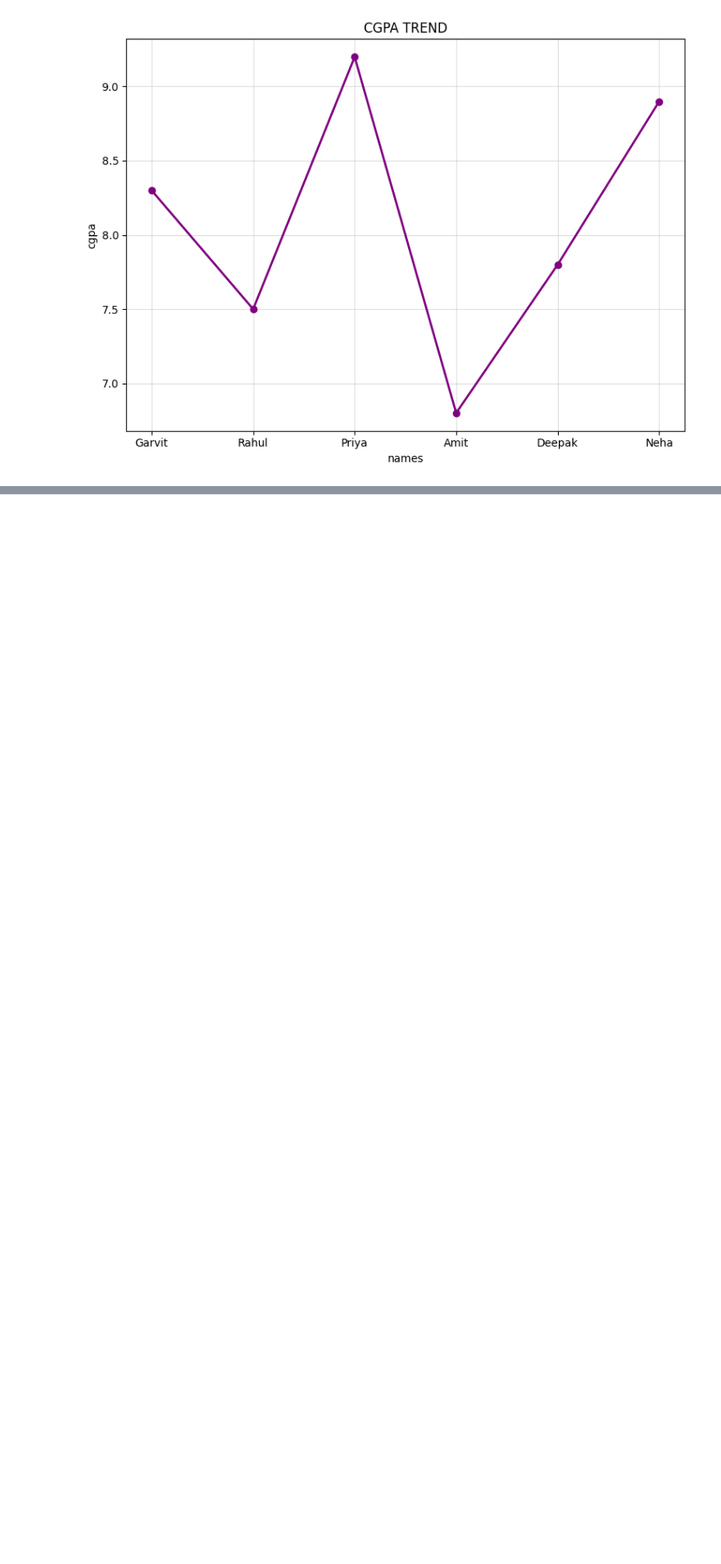
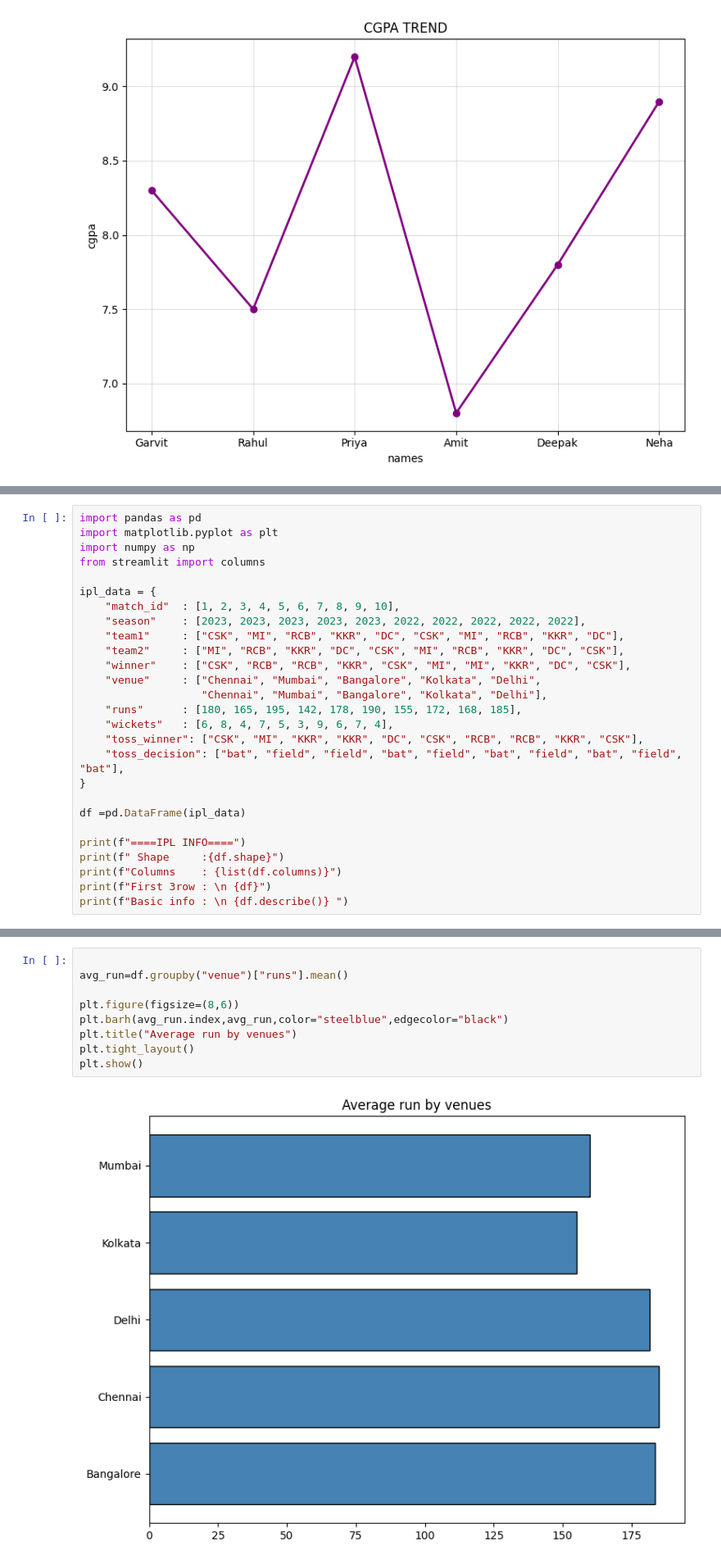
Before and after one commit to Garvitk001/python-grind, a Jupyter notebook: Day6.ipynb, the cells around one changed output, grey strips where cells are left out. Shown at 82% size. Drawn from its saved outputs; the diff is of its cells as text; blank space fills up the shorter version.

Commit message:
Day 6 Session 4: IPL EDA - Bar, Pie, Horizontal Bar charts, Analysis

```diff
--- a/Day6.ipynb
+++ b/Day6.ipynb
@@ -383,0 +386,27 @@ plt.show()
+# %%
+import pandas as pd
+import matplotlib.pyplot as plt
+import numpy as np
+from streamlit import columns
+
+ipl_data = {
+    "match_id"  : [1, 2, 3, 4, 5, 6, 7, 8, 9, 10],
+    "season"    : [2023, 2023, 2023, 2023, 2023, 2022, 2022, 2022, 2022, 2022],
+    "team1"     : ["CSK", "MI", "RCB", "KKR", "DC", "CSK", "MI", "RCB", "KKR", "DC"],
+    "team2"     : ["MI", "RCB", "KKR", "DC", "CSK", "MI", "RCB", "KKR", "DC", "CSK"],
+    "winner"    : ["CSK", "RCB", "RCB", "KKR", "CSK", "MI", "MI", "KKR", "DC", "CSK"],
+    "venue"     : ["Chennai", "Mumbai", "Bangalore", "Kolkata", "Delhi",
+                   "Chennai", "Mumbai", "Bangalore", "Kolkata", "Delhi"],
+    "runs"      : [180, 165, 195, 142, 178, 190, 155, 172, 168, 185],
+    "wickets"   : [6, 8, 4, 7, 5, 3, 9, 6, 7, 4],
+    "toss_winner": ["CSK", "MI", "KKR", "KKR", "DC", "CSK", "RCB", "RCB", "KKR", "CSK"],
+    "toss_decision": ["bat", "field", "field", "bat", "field", "bat", "field", "bat", "field", "bat"],
+}
+
+df =pd.DataFrame(ipl_data)
+
+print(f"====IPL INFO====")
+print(f" Shape     :{df.shape}")
+print(f"Columns    : {list(df.columns)}")
+print(f"First 3row : \n {df}")
+print(f"Basic info : \n {df.describe()} ")
@@ -383,0 +444,11 @@ plt.show()
+# %%
+
+avg_run=df.groupby("venue")["runs"].mean()
+
+plt.figure(figsize=(8,6))
+plt.barh(avg_run.index,avg_run,color="steelblue",edgecolor="black")
+plt.title("Average run by venues")
+plt.tight_layout()
+plt.show()
+# %% [output]
+[figure, added]
```
Also changed, not shown: parts of 4 cells of this notebook.
